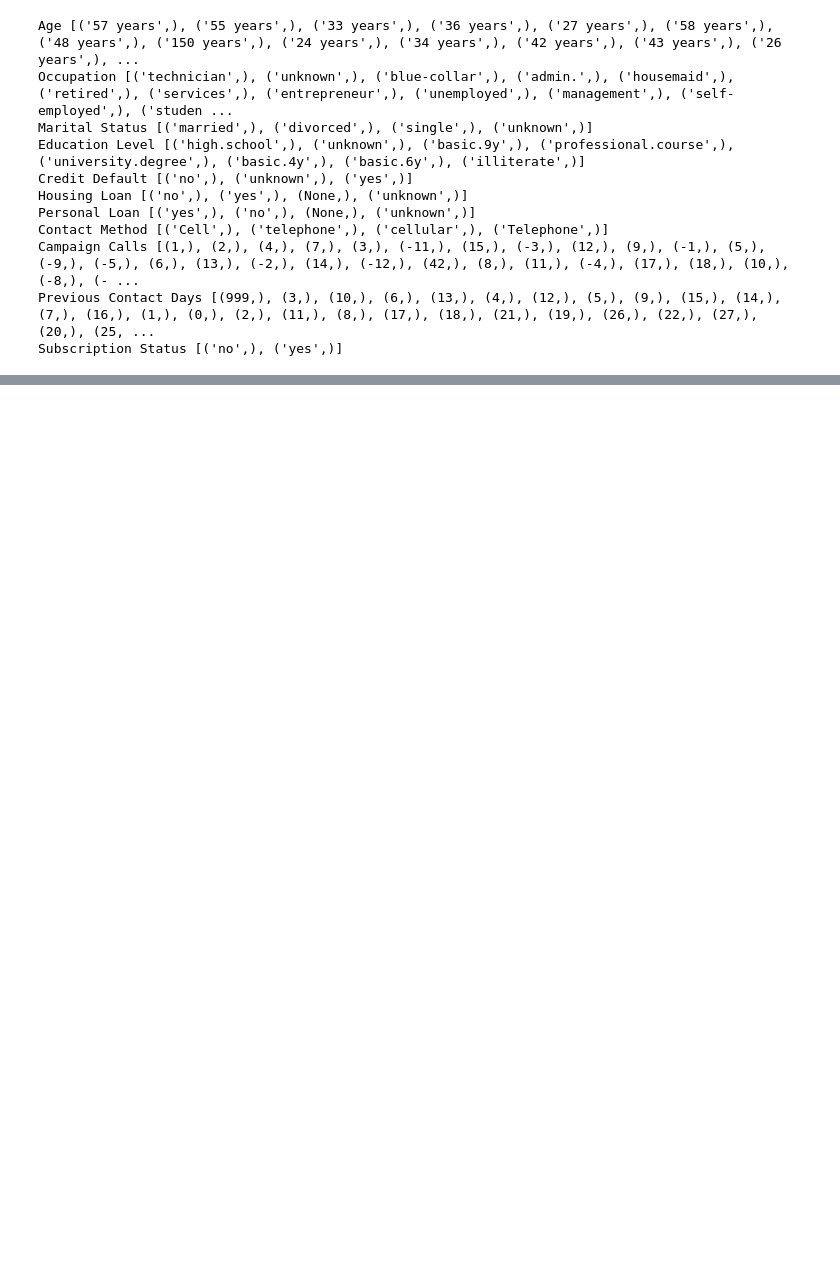
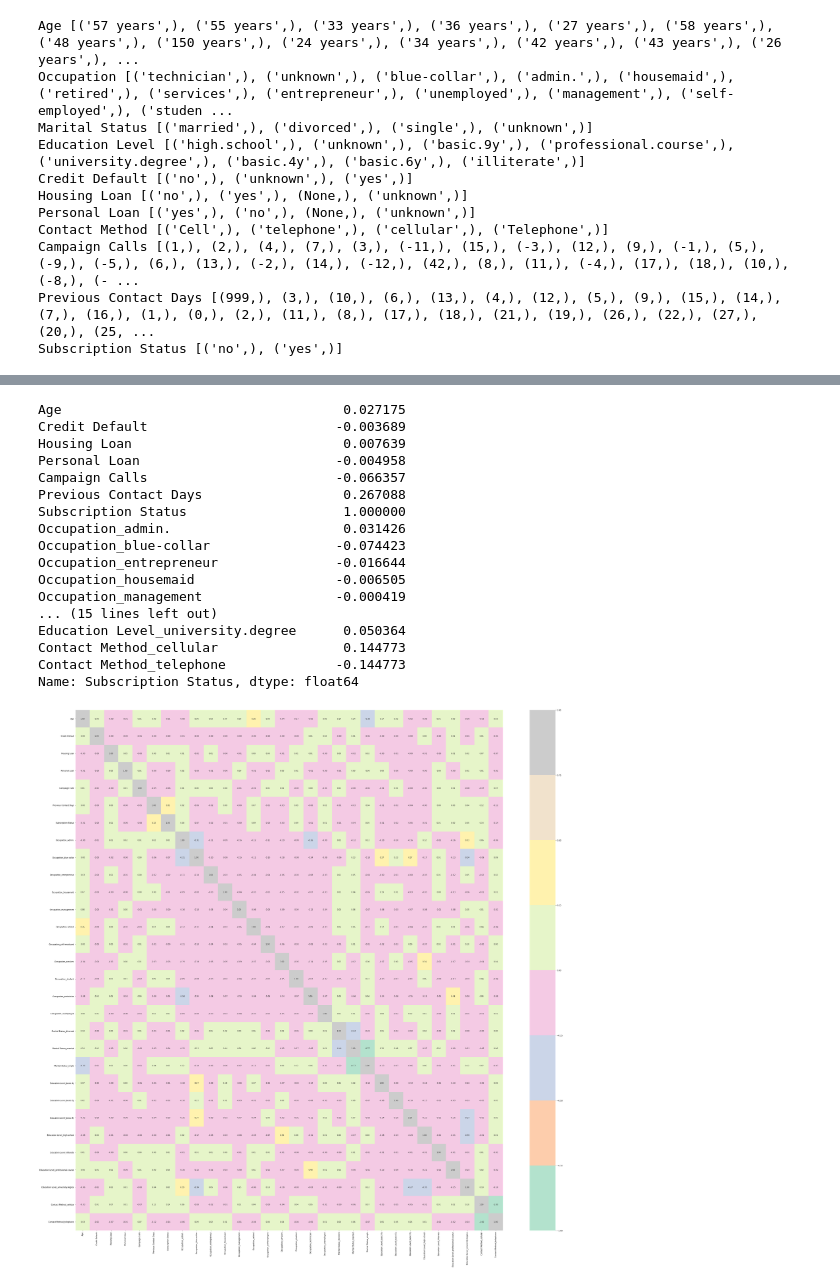
Before and after one commit to LuckyMcLucks/decisionTree, a Jupyter notebook: src/eda.ipynb, the cells around one changed output, grey strips where cells are left out. Drawn from its saved outputs; the diff is of its cells as text; code cells hidden in the pictures; blank space fills up the shorter version.

```diff
--- a/src/eda.ipynb
+++ b/src/eda.ipynb
@@ -39,7 +39,7 @@ numpy_array = np.array(rows)
 
 
 #Data cleaning
-value_replacements = {'Cell':'cellular','Telephone':'telephone',None: "unknown"}
+value_replacements = {'Cell':'cellular','Telephone':'telephone',None: "unknown",999:0}
 for row in numpy_array:
     if row[9]< 0:
         row[9] = -row[9]
@@ -52,6 +52,38 @@ dataframe = pd.DataFrame.from_records(numpy_array,columns = ("ID","Age","Occupat
 dfSummary(dataframe)
 # %% [output]
 [interactive output not drawn]
+# %%
+value_replacements = {"unknown": None,"yes":1,"no":0}
+for row in numpy_array:
+    for old,new in value_replacements.items():
+        row[row == old] = new
+
+dataframe2 = pd.DataFrame.from_records(numpy_array,columns = ("ID","Age","Occupation","Marital Status","Education Level","Credit Default","Housing Loan","Personal Loan","Contact Method","Campaign Calls","Previous Contact Days","Subscription Status")) # np.array to pd.DataFrame
+dataframe2 = dataframe2.drop("ID",axis=1  )
+#Hot one encoder for Catagorical data
+test = pd.get_dummies(dataframe2)
+plt.figure(figsize=(50,50))
+sns.heatmap(test.corr(method= "spearman"), annot=True, fmt='.2f', cmap='Pastel2')
+print(test.corr()["Subscription Status"])
+# %% [output]
+Age                                    0.027175
+Credit Default                        -0.003689
+Housing Loan                           0.007639
+Personal Loan                         -0.004958
+Campaign Calls                        -0.066357
+Previous Contact Days                  0.267088
+Subscription Status                    1.000000
+Occupation_admin.                      0.031426
+Occupation_blue-collar                -0.074423
+Occupation_entrepreneur               -0.016644
+Occupation_housemaid                  -0.006505
+Occupation_management                 -0.000419
+... (15 lines left out)
+Education Level_university.degree      0.050364
+Contact Method_cellular                0.144773
+Contact Method_telephone              -0.144773
+Name: Subscription Status, dtype: float64
+[figure, added]
 # %%
 #2D Comparison
 
```
Also changed, not shown: parts of 2 cells of this notebook, 2 other files.
